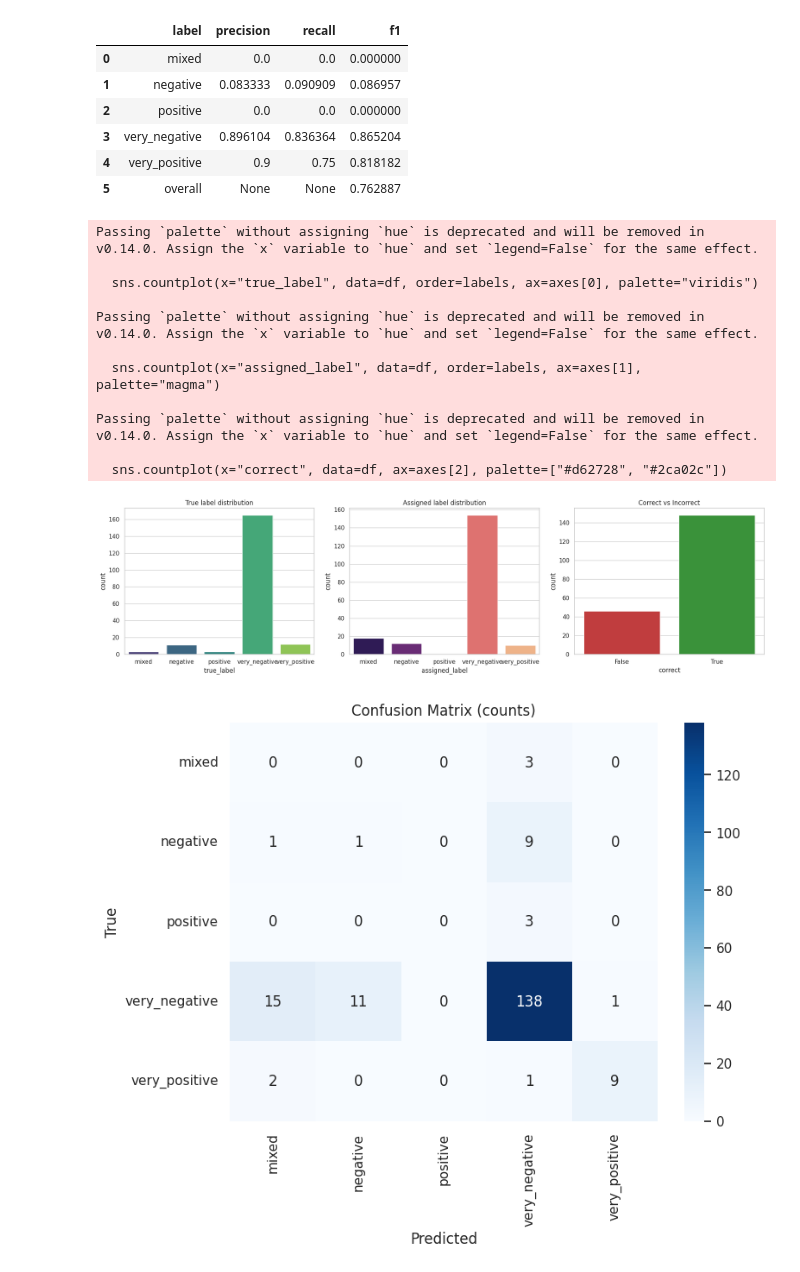
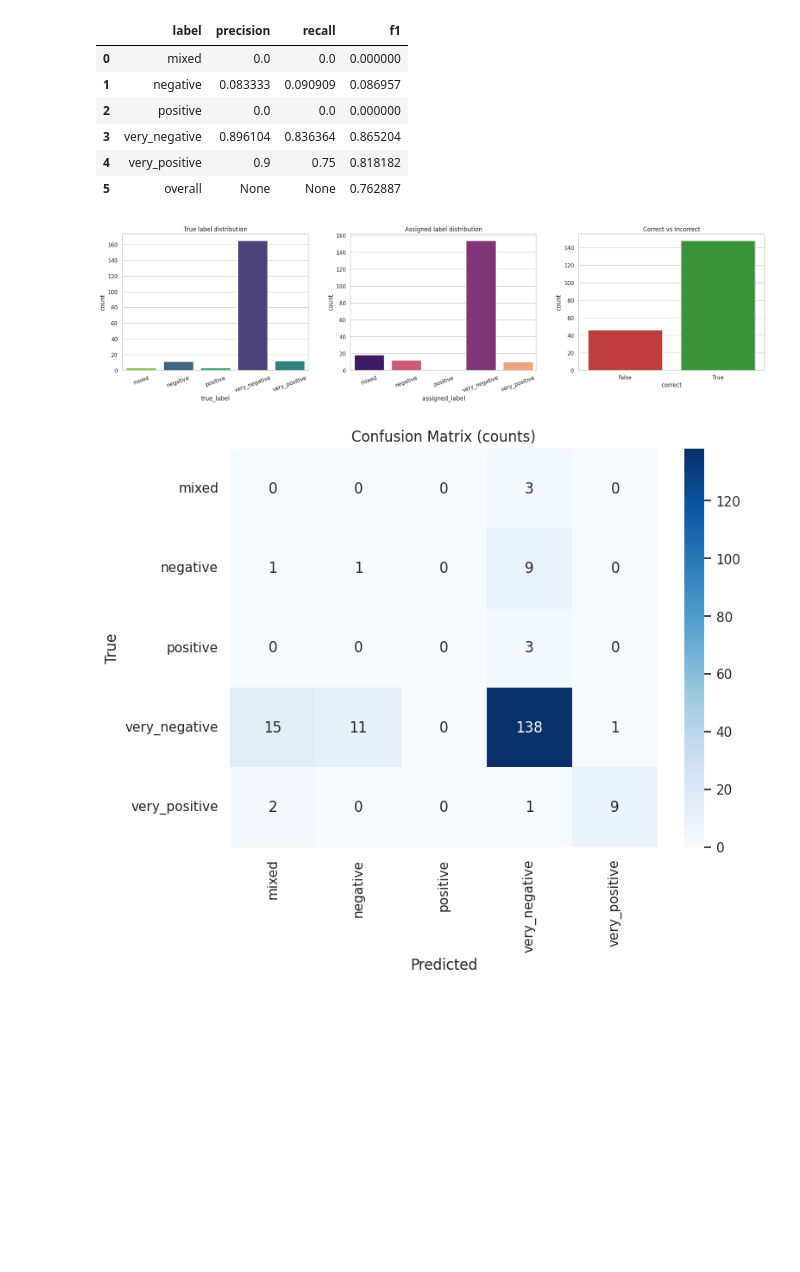
Before and after one commit to matinmhz/sbb-nlp-customer-segmentation, a Jupyter notebook: src/data_segmentation/06_visualize_evaluation.ipynb, the cells around one changed output. Saved outputs shown, nothing was run; the diff lists cells and outputs as text; code cells hidden in the pictures; blank space fills up the shorter version.

Commit message:
resize diagram and fixing warning for sns

```diff
--- a/src/data_segmentation/06_visualize_evaluation.ipynb
+++ b/src/data_segmentation/06_visualize_evaluation.ipynb
@@ -119,39 +119,53 @@ metrics_df
 | 4 | very_positive | 0.9 | 0.75 | 0.818182 |
 | 5 | overall | None | None | 0.762887 |
 # %%
-# Section 6: True vs Predicted Comparison Diagram
-
-fig, axes = plt.subplots(1, 3, figsize=(18, 5))
+fig, axes = plt.subplots(1, 3, figsize=(20, 6))
 
 # True distribution
-sns.countplot(x="true_label", data=df, order=labels, ax=axes[0], palette="viridis")
+sns.countplot(
+    x="true_label",
+    hue="true_label",
+    data=df,
+    order=labels,
+    ax=axes[0],
+    palette="viridis",
+    legend=False
+)
 axes[0].set_title("True label distribution")
+axes[0].tick_params(axis='x', rotation=20)
 
 # Predicted distribution
-sns.countplot(x="assigned_label", data=df, order=labels, ax=axes[1], palette="magma")
+sns.countplot(
+    x="assigned_label",
+    hue="assigned_label",
+    data=df,
+    order=labels,
+    ax=axes[1],
+    palette="magma",
+    legend=False
+)
 axes[1].set_title("Assigned label distribution")
+axes[1].tick_params(axis='x', rotation=20)
 
 # Correct vs incorrect
 df["correct"] = df["true_label"] == df["assigned_label"]
-sns.countplot(x="correct", data=df, ax=axes[2], palette=["#d62728", "#2ca02c"])
+
+sns.countplot(
+    x="correct",
+    hue="correct",
+    data=df,
+    ax=axes[2],
+    palette=["#d62728", "#2ca02c"],
+    legend=False
+)
 axes[2].set_title("Correct vs Incorrect")
 
-plt.tight_layout()
-plt.savefig(FIG_DIR / "label_distributions.png")
+plt.tight_layout(pad=3)
+
+plt.savefig(FIG_DIR / "label_distributions.png", dpi=300)
 plt.show()
 # %% [output]
-Passing `palette` without assigning `hue` is deprecated and will be removed in v0.14.0. Assign the `x` variable to `hue` and set `legend=False` for the same effect.
-
-  sns.countplot(x="true_label", data=df, order=labels, ax=axes[0], palette="viridis")
-
-Passing `palette` without assigning `hue` is deprecated and will be removed in v0.14.0. Assign the `x` variable to `hue` and set `legend=False` for the same effect.
-
-  sns.countplot(x="assigned_label", data=df, order=labels, ax=axes[1], palette="magma")
-
-Passing `palette` without assigning `hue` is deprecated and will be removed in v0.14.0. Assign the `x` variable to `hue` and set `legend=False` for the same effect.
-
-  sns.countplot(x="correct", data=df, ax=axes[2], palette=["#d62728", "#2ca02c"])
-[figure, old version]
+[figure, new version]
 # %%
 # Section 7: Confusion Matrix and Threshold Sweep
 from sklearn.metrics import confusion_matrix
```
